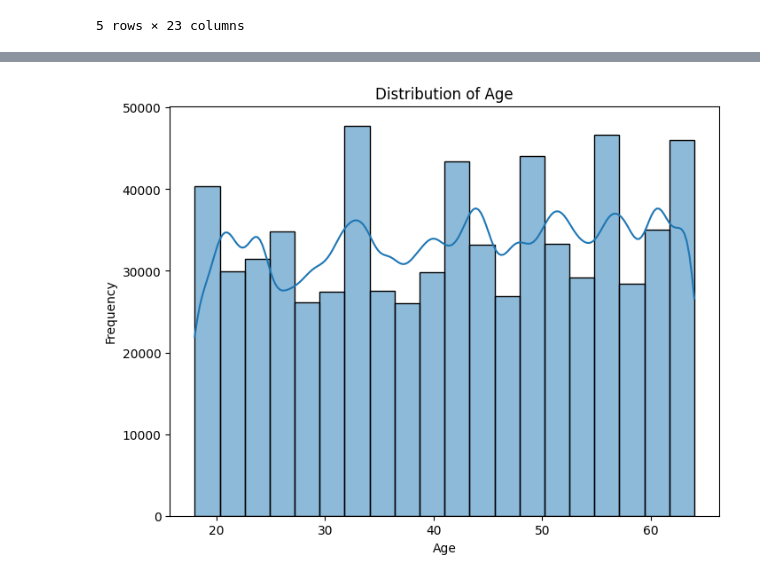
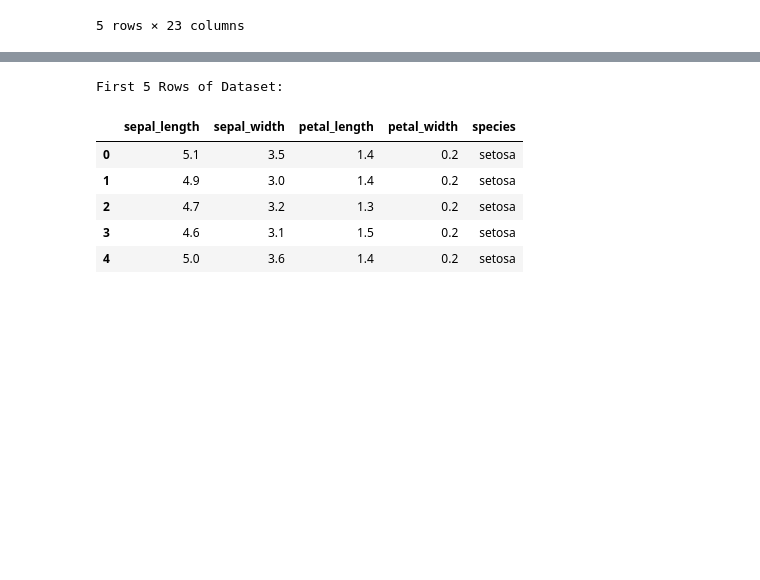
Before and after one commit to ASAbuSayem/Data-Science-Lab, a Jupyter notebook: Data_Science_Lab_E1.ipynb, the cells around one changed output, grey strips where cells are left out. Drawn from its saved outputs; the diff is of its cells as text; code cells hidden in the pictures; blank space fills up the shorter version.

```diff
--- a/Data_Science_Lab_E1.ipynb
+++ b/Data_Science_Lab_E1.ipynb
@@ -124,10 +26,16 @@ plt.show()
-# %%
-# Histogram example: Distribution of age
-plt.figure(figsize=(8, 6))
-sns.histplot(data=sayem, x='age', bins=20, kde=True)
-plt.title('Distribution of Age')
-plt.xlabel('Age')
-plt.ylabel('Frequency')
-plt.show()
-# %% [output]
-[figure, removed]
+# %%
+# Load the Dataset from website online/URL
+url = 'https://raw.githubusercontent.com/uiuc-cse/data-fa14/gh-pages/data/iris.csv'
+sayem = pd.read_csv(url)
+# %%
+# Explore the Dataset
+print("First 5 Rows of Dataset:")
+display(sayem.head())
+# %% [output]
+First 5 Rows of Dataset:
+|  | sepal_length | sepal_width | petal_length | petal_width | species |
+| 0 | 5.1 | 3.5 | 1.4 | 0.2 | setosa |
+| 1 | 4.9 | 3.0 | 1.4 | 0.2 | setosa |
+| 2 | 4.7 | 3.2 | 1.3 | 0.2 | setosa |
+| 3 | 4.6 | 3.1 | 1.5 | 0.2 | setosa |
+| 4 | 5.0 | 3.6 | 1.4 | 0.2 | setosa |
```
Also changed, not shown: parts of 11 cells of this notebook.
